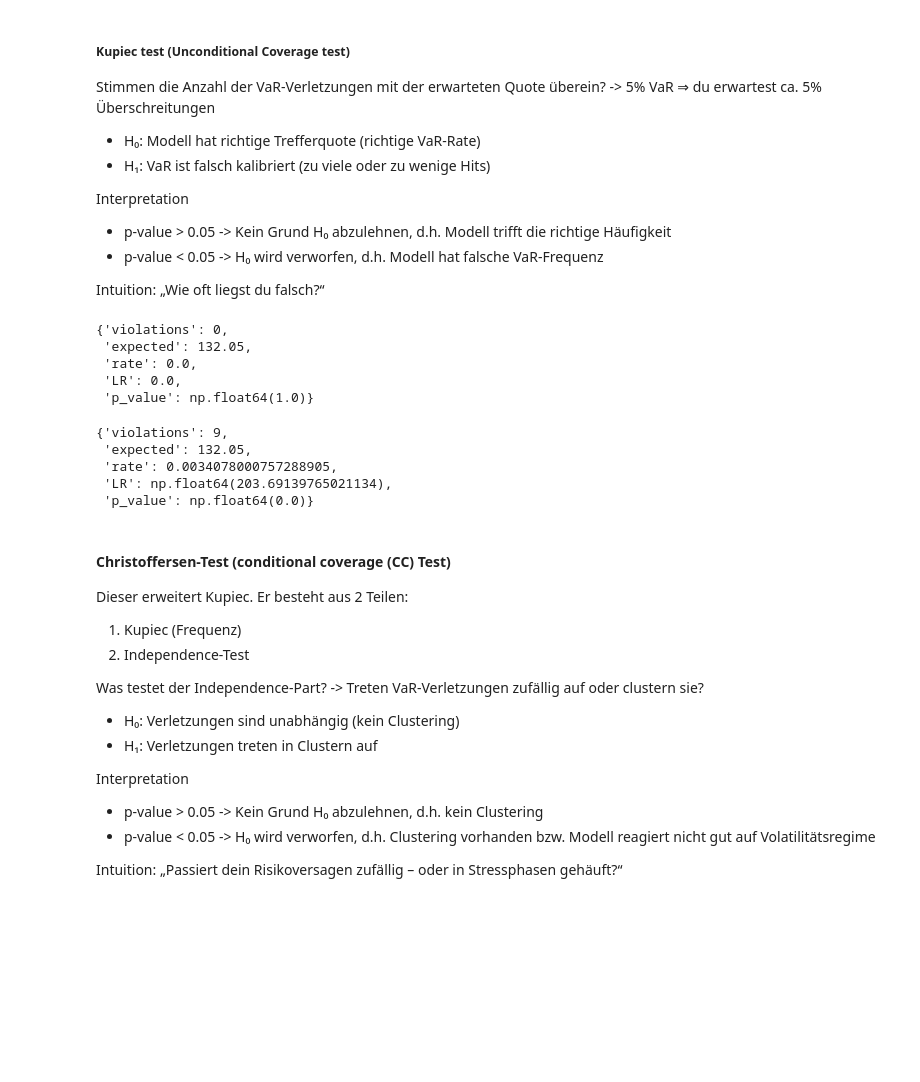
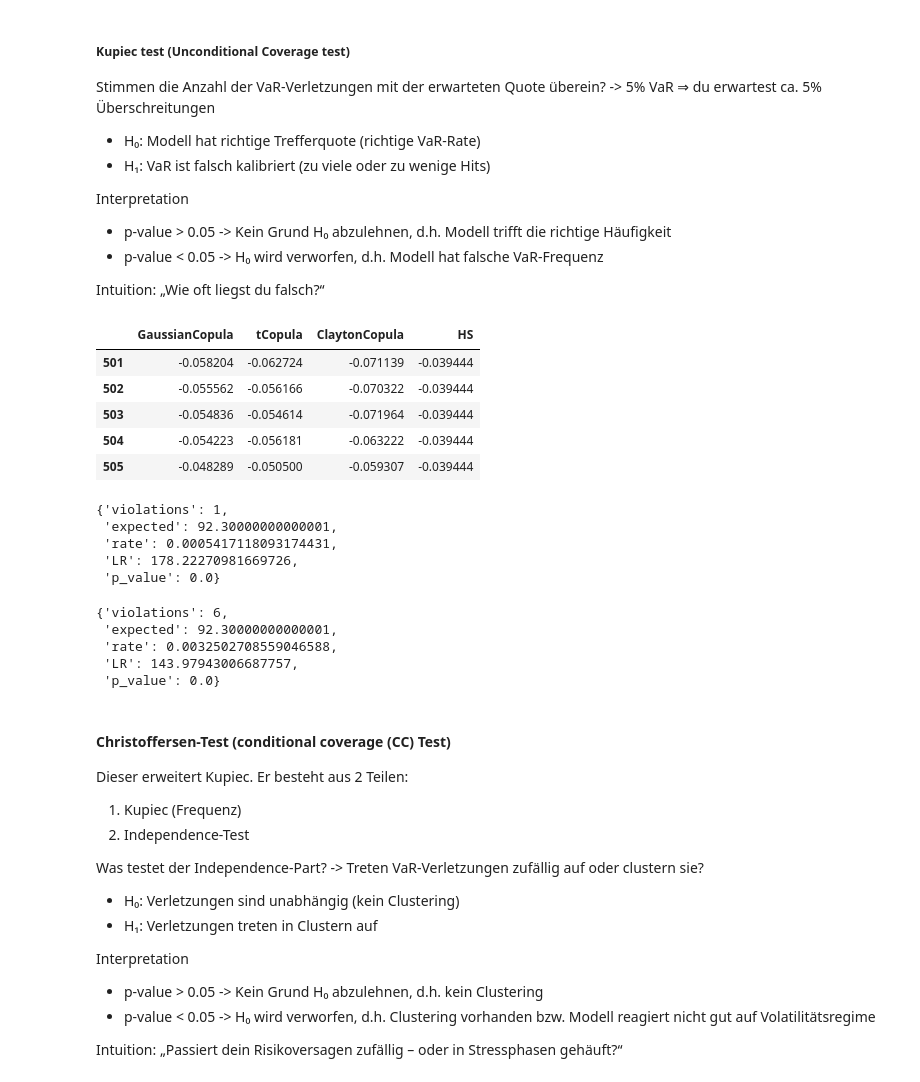
Before and after one commit to andrebraeuer/machinelearning, a Jupyter notebook: SANDBOX_copulagarch.ipynb, the cells around one changed output. Drawn from its saved outputs; the diff is of its cells as text; code cells hidden in the pictures; blank space fills up the shorter version.

```diff
--- a/SANDBOX_copulagarch.ipynb
+++ b/SANDBOX_copulagarch.ipynb
@@ -941,24 +1123,33 @@ Interpretation
 * p-value < 0.05 -> H₀ wird verworfen, d.h. Modell hat falsche VaR-Frequenz
 
 Intuition: „Wie oft liegst du falsch?“
+# %%
+var5.head()
+# %% [output]
+|  | GaussianCopula | tCopula | ClaytonCopula | HS |
+| 501 | -0.058204 | -0.062724 | -0.071139 | -0.039444 |
+| 502 | -0.055562 | -0.056166 | -0.070322 | -0.039444 |
+| 503 | -0.054836 | -0.054614 | -0.071964 | -0.039444 |
+| 504 | -0.054223 | -0.056181 | -0.063222 | -0.039444 |
+| 505 | -0.048289 | -0.050500 | -0.059307 | -0.039444 |
 # %%
 # Kupiec test for Gaussian copula VaR at 5% level
-kupiec_pof_test(violations_var5_gauss, ALPHA[0])
+kupiec_pof_test(get_exceedances(realized, var5["GaussianCopula"]), ALPHA[0])
 # %% [output]
-{'violations': 0,
- 'expected': 132.05,
- 'rate': 0.0,
- 'LR': 0.0,
- 'p_value': np.float64(1.0)}
+{'violations': 1,
+ 'expected': 92.30000000000001,
+ 'rate': 0.0005417118093174431,
+ 'LR': 178.22270981669726,
+ 'p_value': 0.0}
 # %%
 # Kupiec test for HS VaR at 5% level
-kupiec_pof_test(violations_var5_hs, ALPHA[0])
+kupiec_pof_test(get_exceedances(realized, var5["HS"]), ALPHA[0])
 # %% [output]
-{'violations': 9,
- 'expected': 132.05,
- 'rate': 0.0034078000757288905,
- 'LR': np.float64(203.69139765021134),
- 'p_value': np.float64(0.0)}
+{'violations': 6,
+ 'expected': 92.30000000000001,
+ 'rate': 0.0032502708559046588,
+ 'LR': 143.97943006687757,
+ 'p_value': 0.0}
 # %% [markdown]
 #### Christoffersen-Test (conditional coverage (CC) Test)
 
```
Also changed, not shown: parts of 22 cells of this notebook, 3 other files.
